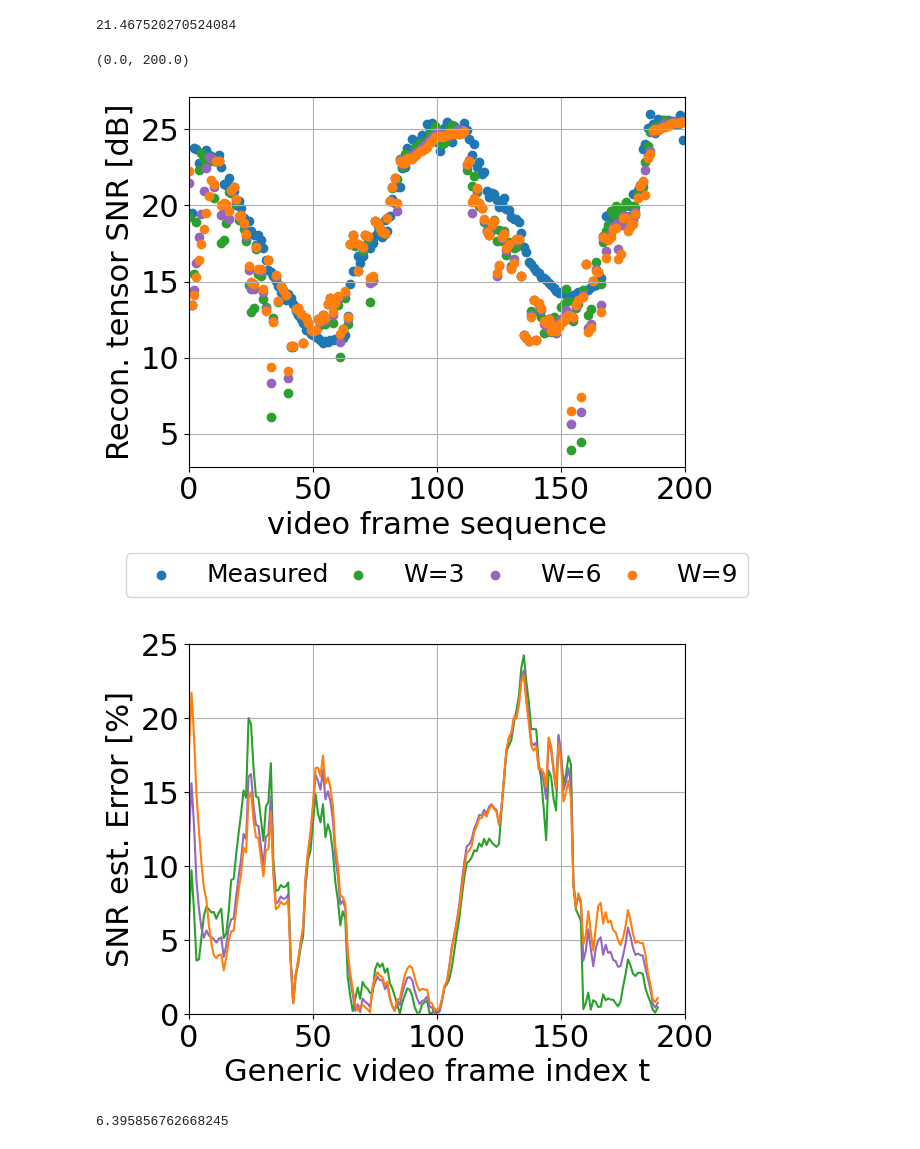
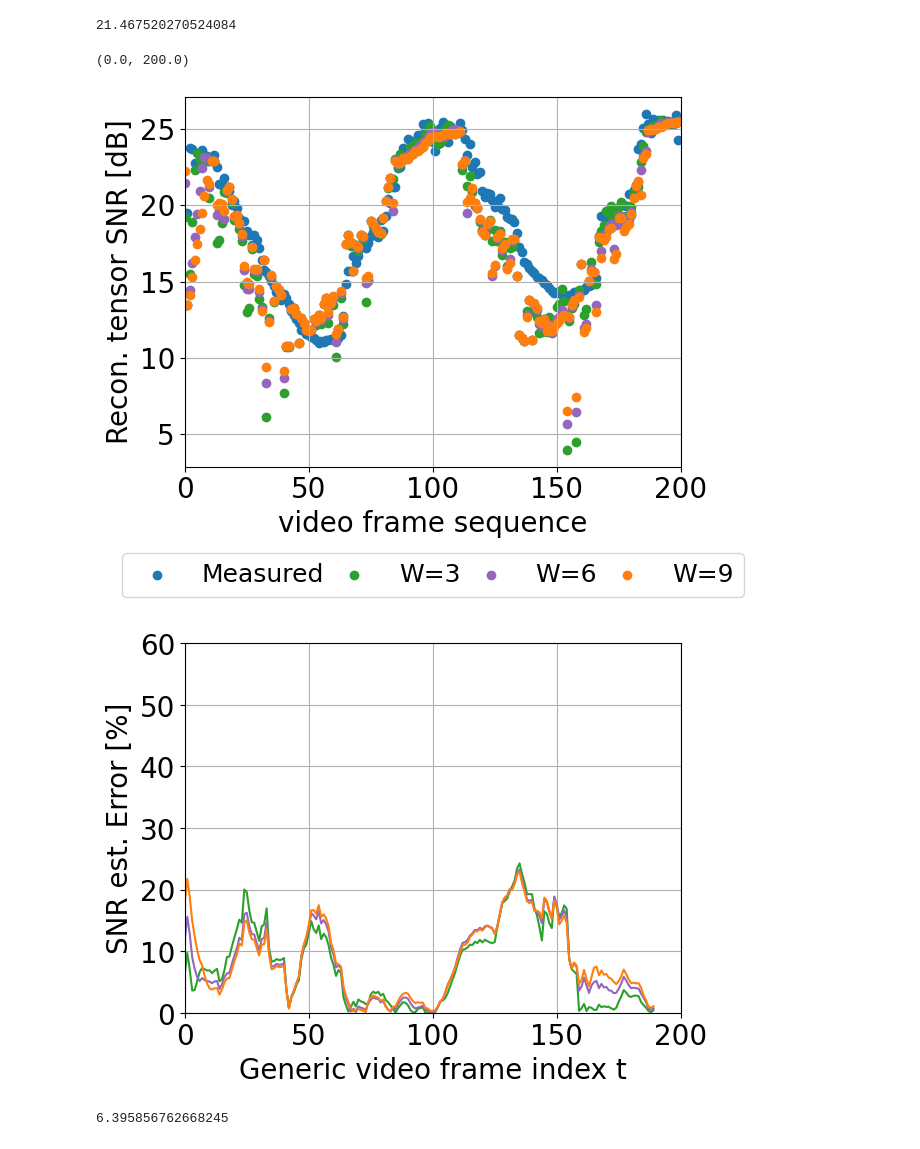
Before and after one commit to Rexyyj/split_DNN_framework, a Jupyter notebook: dynamic_framework/linearality_analysis/analysis_jpeg_dynamic2_snr_history.ipynb, the cells around one changed output. Saved outputs shown, nothing was run; the diff lists cells and outputs as text; code cells hidden in the pictures.

```diff
--- a/dynamic_framework/linearality_analysis/analysis_jpeg_dynamic2_snr_history.ipynb
+++ b/dynamic_framework/linearality_analysis/analysis_jpeg_dynamic2_snr_history.ipynb
@@ -5,7 +5,7 @@ import numpy as np
 import matplotlib.pyplot as plt
 # %%
 plt.rcParams.update({"text.usetex": False,
-                     "font.size": 22,
+                     "font.size": 20,
                      "pdf.fonttype": 42,
                      "ps.fonttype": 42})
 # %%
@@ -249,23 +249,23 @@ ax1.set_xlim([0,200])
 # plt.savefig("./figures/snr_est.pdf",format="pdf", bbox_inches="tight")
 # %% [output]
 (0.0, 200.0)
-[figure, old version]
+[figure, new version]
 # %%
 fig, ax1 = plt.subplots()
 # ax1.plot(np.arange(len(true_avged)),true_avged,label ="Measured",color="tab:blue")
 ax1.plot(np.arange(len(true_avged)),est_err_avged_3, label="W=3",color="tab:green")
 ax1.plot(np.arange(len(true_avged)),est_err_avged_6, label="W=6",color="tab:purple")
 ax1.plot(np.arange(len(true_avged)),est_err_avged_9, label="W=9",color="tab:orange")
 
 # ax1.legend(ncol=3,fontsize=18,loc="upper center",bbox_to_anchor=(0.5, -0.2), columnspacing=1)
 ax1.grid()
 ax1.set_ylabel("SNR est. Error [%]")
 ax1.set_xlabel("Generic video frame index t")
 ax1.set_xlim([0,200])
-ax1.set_ylim([0,25])
+ax1.set_ylim([0,60])
 plt.savefig("./figures/snr_est.pdf",format="pdf", bbox_inches="tight")
 # %% [output]
-[figure, old version]
+[figure, new version]
 # %%
 np.array(est_err_avged_3).std()
 # %% [output]
```
Also changed, not shown: 25 other files.
